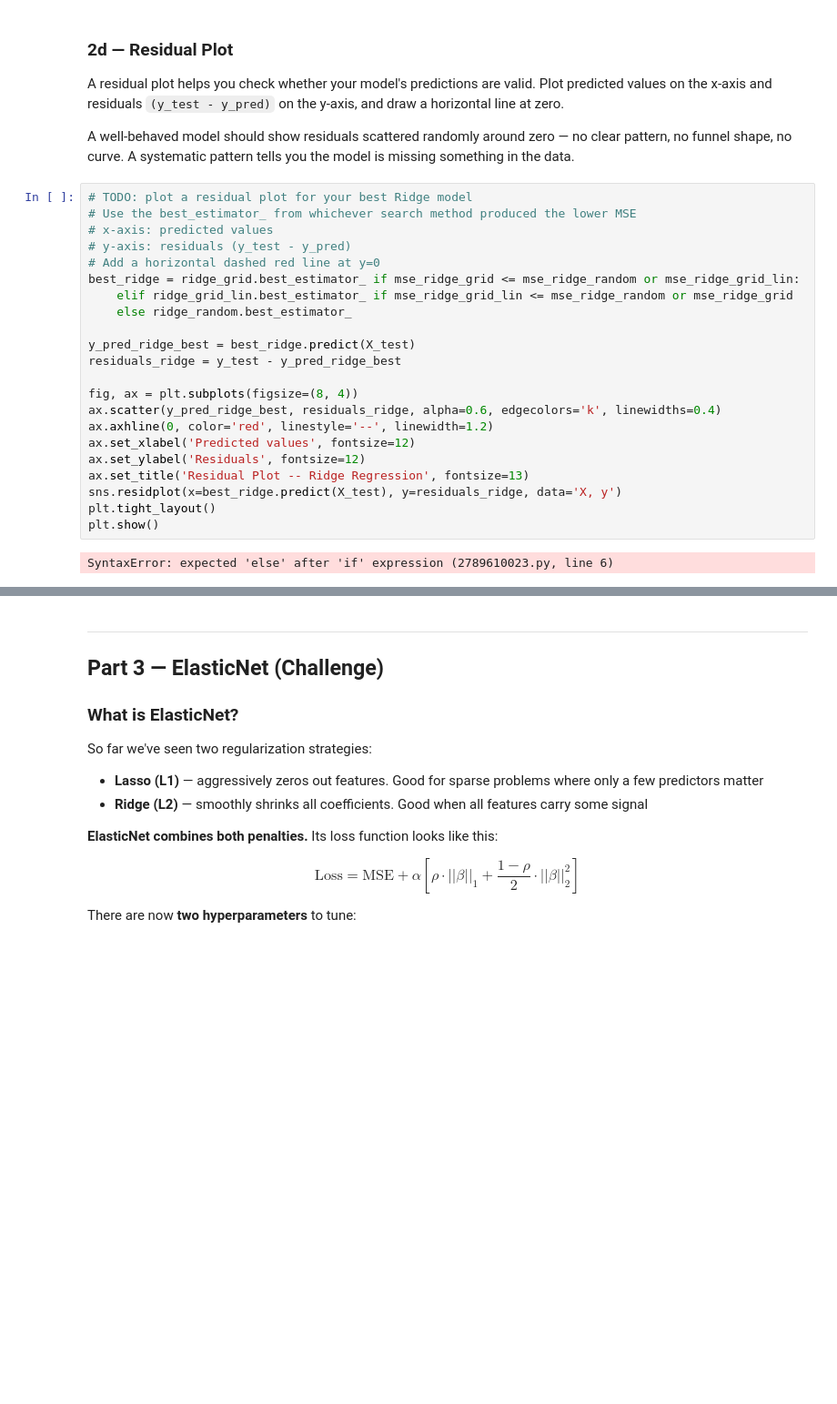
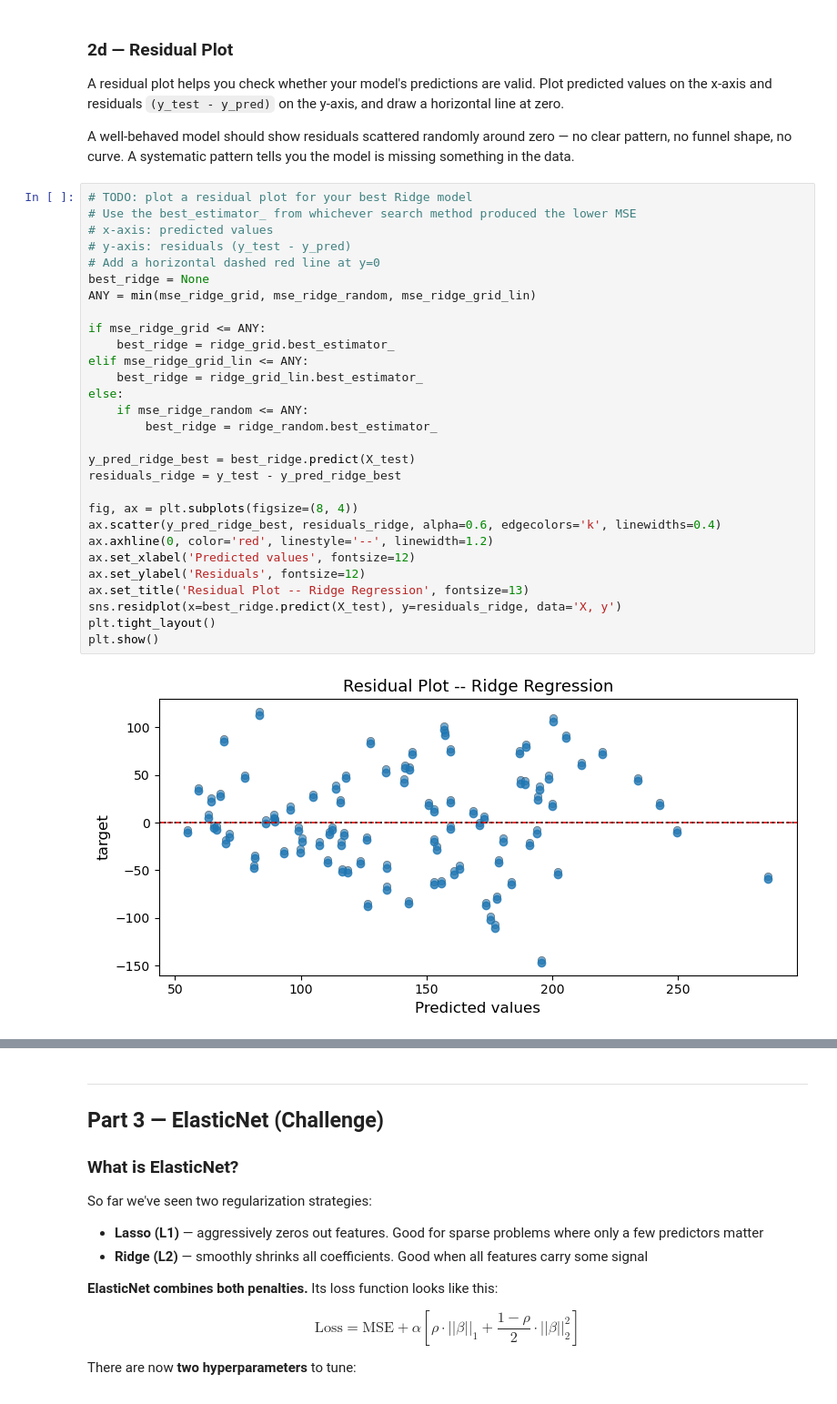
Before and after one commit to winni-datadiva/TKH-26-labs, a Jupyter notebook: Phase_2/python_workbooks/hyperparameters_Winni.ipynb, the cells around one changed output, grey strips where cells are left out. Shown at 91% size. Drawn from its saved outputs; the diff is of its cells as text; blank space fills up the shorter version.

```diff
--- a/Phase_2/python_workbooks/hyperparameters_Winni.ipynb
+++ b/Phase_2/python_workbooks/hyperparameters_Winni.ipynb
@@ -617,27 +617,34 @@ A well-behaved model should show residuals scattered randomly around zero — no
 # %%
 # TODO: plot a residual plot for your best Ridge model
 # Use the best_estimator_ from whichever search method produced the lower MSE
 # x-axis: predicted values
 # y-axis: residuals (y_test - y_pred)
 # Add a horizontal dashed red line at y=0
-best_ridge = ridge_grid.best_estimator_ if mse_ridge_grid <= mse_ridge_random or mse_ridge_grid_lin:
-    elif ridge_grid_lin.best_estimator_ if mse_ridge_grid_lin <= mse_ridge_random or mse_ridge_grid
-    else ridge_random.best_estimator_
+best_ridge = None
+ANY = min(mse_ridge_grid, mse_ridge_random, mse_ridge_grid_lin)
+
+if mse_ridge_grid <= ANY:
+    best_ridge = ridge_grid.best_estimator_
+elif mse_ridge_grid_lin <= ANY:
+    best_ridge = ridge_grid_lin.best_estimator_
+else:
+    if mse_ridge_random <= ANY:
+        best_ridge = ridge_random.best_estimator_
 
 y_pred_ridge_best = best_ridge.predict(X_test)
 residuals_ridge = y_test - y_pred_ridge_best
 
 fig, ax = plt.subplots(figsize=(8, 4))
 ax.scatter(y_pred_ridge_best, residuals_ridge, alpha=0.6, edgecolors='k', linewidths=0.4)
 ax.axhline(0, color='red', linestyle='--', linewidth=1.2)
 ax.set_xlabel('Predicted values', fontsize=12)
 ax.set_ylabel('Residuals', fontsize=12)
 ax.set_title('Residual Plot -- Ridge Regression', fontsize=13)
 sns.residplot(x=best_ridge.predict(X_test), y=residuals_ridge, data='X, y')
 plt.tight_layout()
 plt.show()
 # %% [output]
-SyntaxError: expected 'else' after 'if' expression (2789610023.py, line 6)
+[figure, added]
 # %%
 # INSTRUCTOR'S CODE FOR BEST RIDGE MODEL
 # Use the best_estimator_ from whichever search method produced the lower MSE
```
Also changed, not shown: parts of 7 cells of this notebook.
